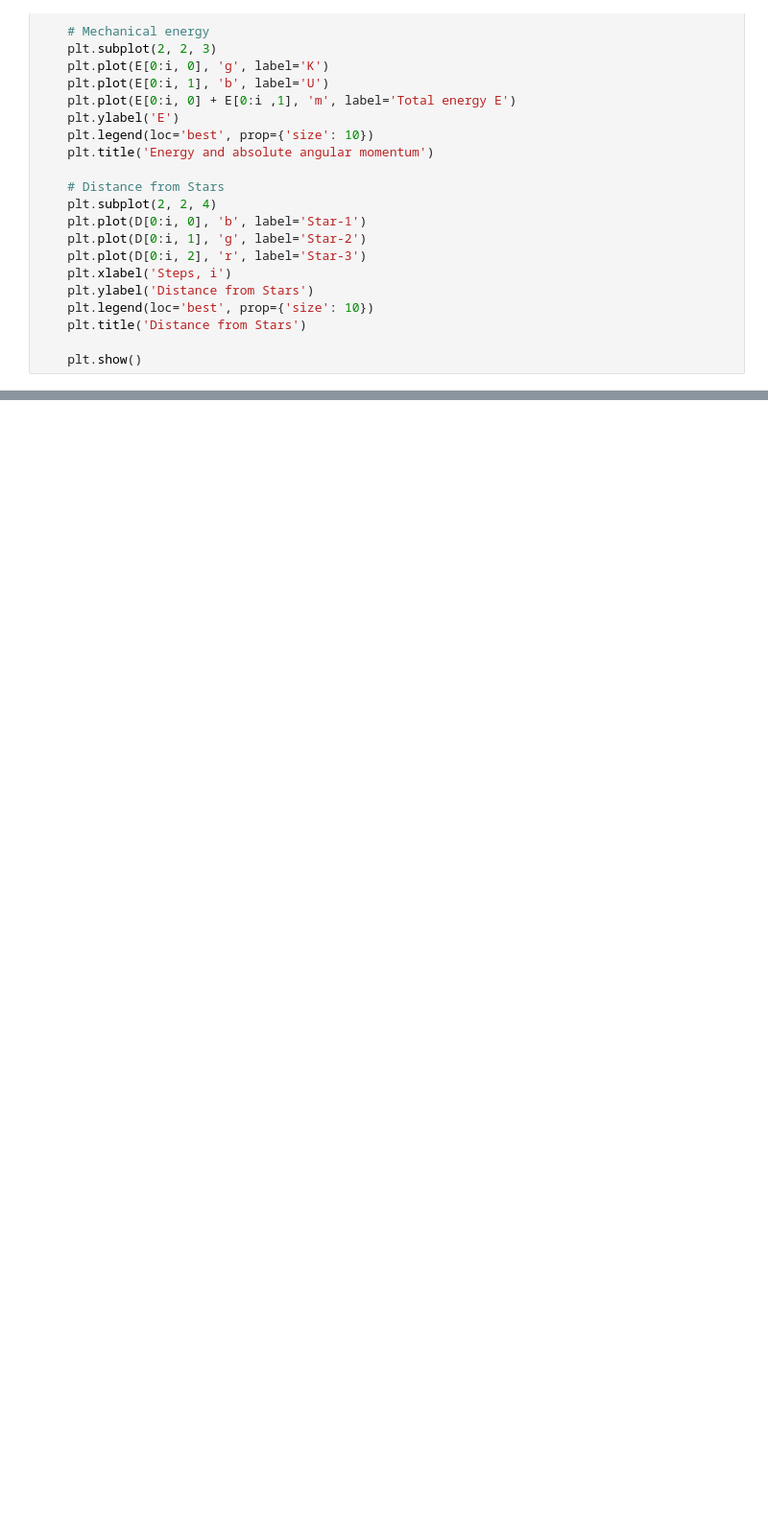
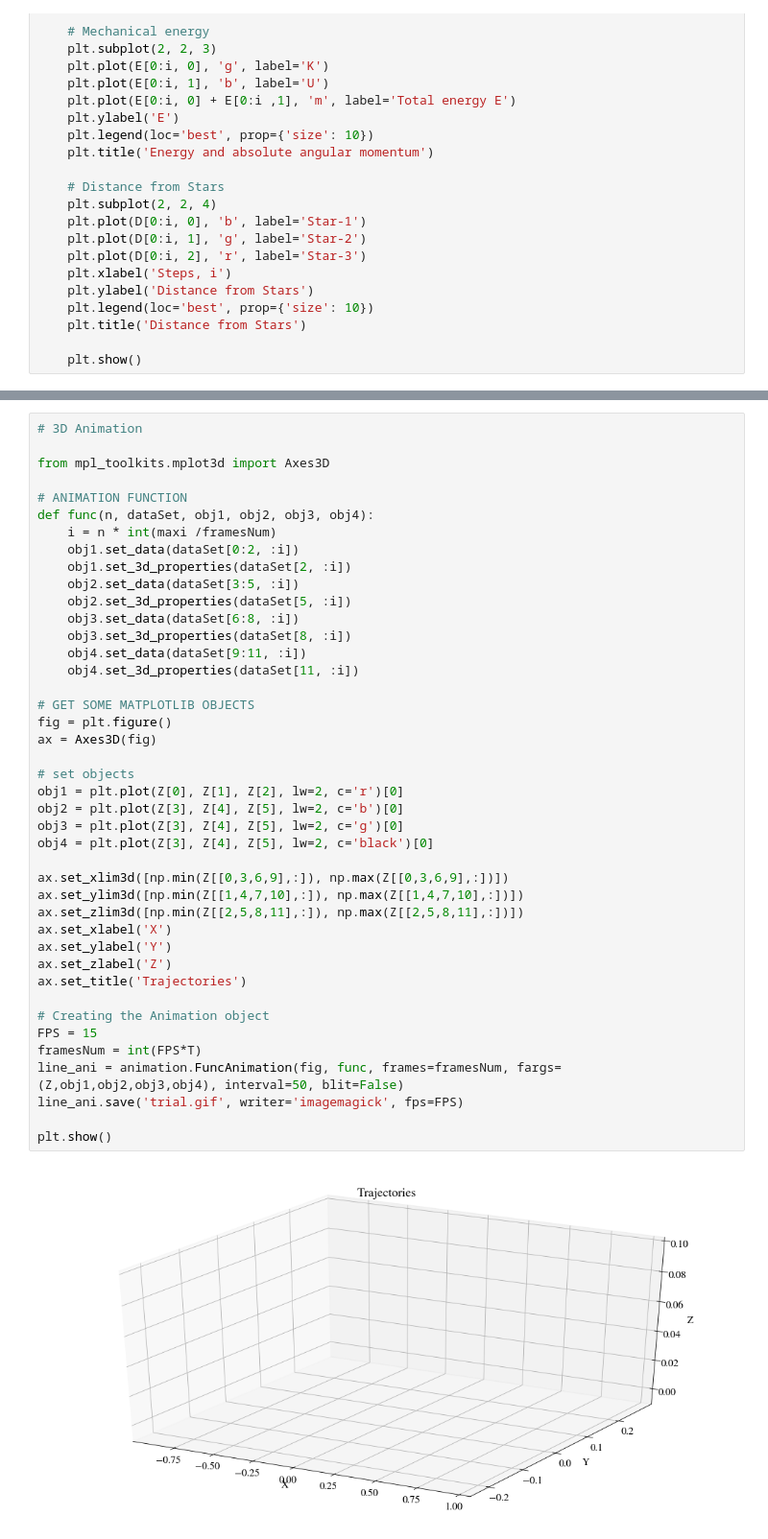
Before and after one commit to narnix-gnos/Trisolarian, a Jupyter notebook: testbed.ipynb, the cells around one changed output, grey strips where cells are left out. Shown at 96% size. Saved outputs shown, nothing was run; the diff lists cells and outputs as text; blank space fills up the shorter version.

```diff
--- a/testbed.ipynb
+++ b/testbed.ipynb
@@ -461,0 +363,44 @@ with open('TrisolarianTrial1.gif','rb') as file:
+# %%
+# 3D Animation
+
+from mpl_toolkits.mplot3d import Axes3D
+
+# ANIMATION FUNCTION
+def func(n, dataSet, obj1, obj2, obj3, obj4):
+    i = n * int(maxi /framesNum)
+    obj1.set_data(dataSet[0:2, :i])
+    obj1.set_3d_properties(dataSet[2, :i])
+    obj2.set_data(dataSet[3:5, :i])
+    obj2.set_3d_properties(dataSet[5, :i])
+    obj3.set_data(dataSet[6:8, :i])
+    obj3.set_3d_properties(dataSet[8, :i])
+    obj4.set_data(dataSet[9:11, :i])
+    obj4.set_3d_properties(dataSet[11, :i])
+
+# GET SOME MATPLOTLIB OBJECTS
+fig = plt.figure()
+ax = Axes3D(fig)
+
+# set objects
+obj1 = plt.plot(Z[0], Z[1], Z[2], lw=2, c='r')[0]
+obj2 = plt.plot(Z[3], Z[4], Z[5], lw=2, c='b')[0]
+obj3 = plt.plot(Z[3], Z[4], Z[5], lw=2, c='g')[0]
+obj4 = plt.plot(Z[3], Z[4], Z[5], lw=2, c='black')[0]
+
+ax.set_xlim3d([np.min(Z[[0,3,6,9],:]), np.max(Z[[0,3,6,9],:])])
+ax.set_ylim3d([np.min(Z[[1,4,7,10],:]), np.max(Z[[1,4,7,10],:])])
+ax.set_zlim3d([np.min(Z[[2,5,8,11],:]), np.max(Z[[2,5,8,11],:])])
+ax.set_xlabel('X')
+ax.set_ylabel('Y')
+ax.set_zlabel('Z')
+ax.set_title('Trajectories')
+
+# Creating the Animation object
+FPS = 15
+framesNum = int(FPS*T)
+line_ani = animation.FuncAnimation(fig, func, frames=framesNum, fargs=(Z,obj1,obj2,obj3,obj4), interval=50, blit=False)
+line_ani.save('trial.gif', writer='imagemagick', fps=FPS)
+
+plt.show()
+# %% [output]
+[figure, added]
```
Also changed, not shown: parts of 5 cells of this notebook, 3 other files.
